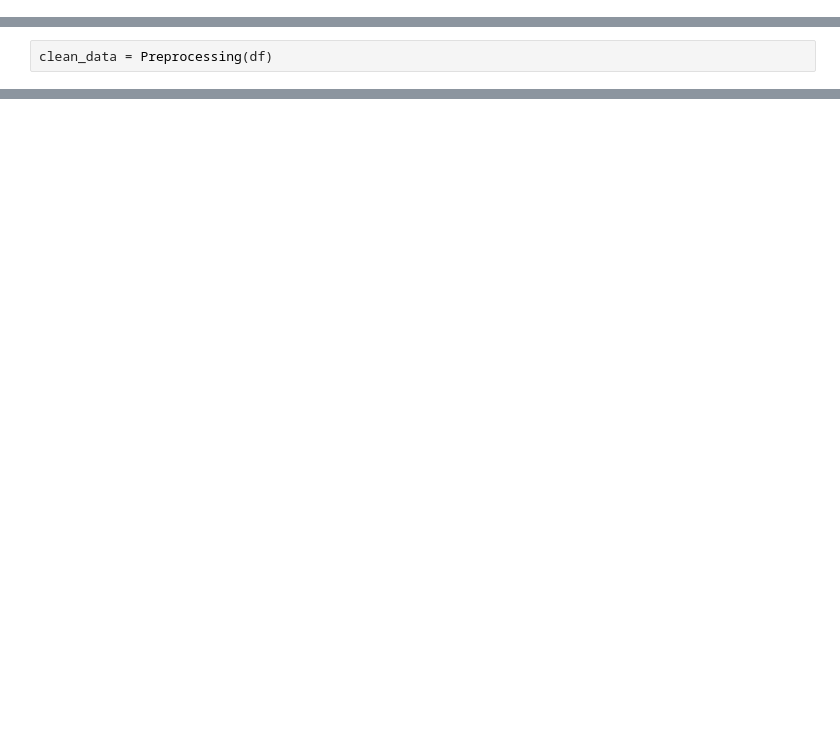
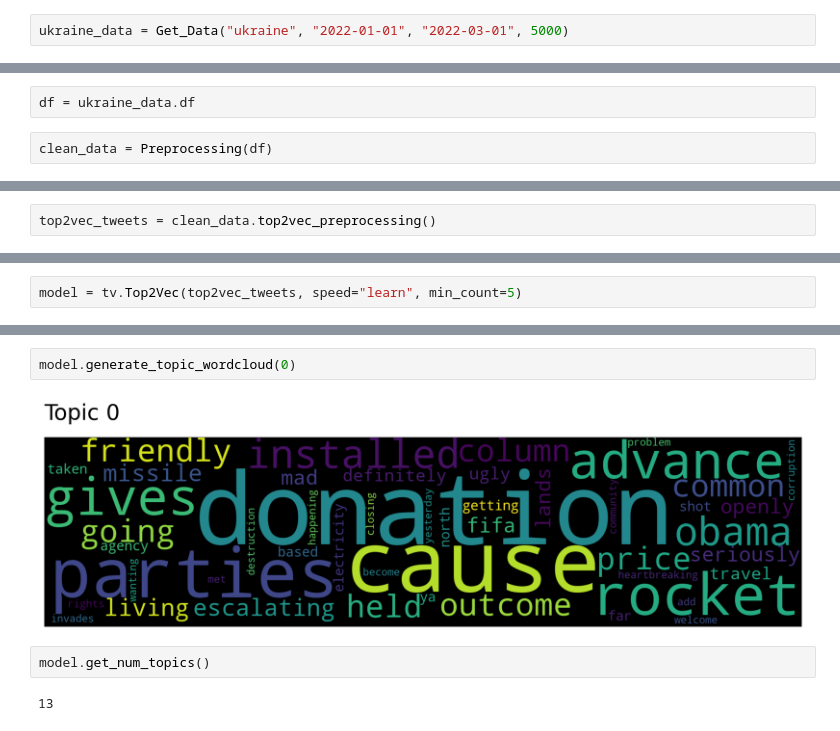
Before and after one commit to natech123/EFPO, a Jupyter notebook: Untitled.ipynb, the cells around one changed output, grey strips where cells are left out. Cells and saved outputs as stored; diff of their text form; blank space fills up the shorter version.

Commit message:
preprocessing top2vec sort

```diff
--- a/Untitled.ipynb
+++ b/Untitled.ipynb
@@ -10,0 +44,2 @@ from EFPO.preprocessing import Preprocessing
+# %%
+ukraine_data = Get_Data("ukraine", "2022-01-01", "2022-03-01", 5000)
@@ -11,2 +59,4 @@ from EFPO.preprocessing import Preprocessing
+# %%
+df = ukraine_data.df
 # %%
 clean_data = Preprocessing(df)
@@ -136,0 +63,2 @@ KeyboardInterrupt: Interrupted by user
+# %%
+top2vec_tweets = clean_data.top2vec_preprocessing()
@@ -136,0 +85,2 @@ KeyboardInterrupt: Interrupted by user
+# %%
+model = tv.Top2Vec(top2vec_tweets, speed="learn", min_count=5)
@@ -136,0 +94,8 @@ KeyboardInterrupt: Interrupted by user
+# %%
+model.generate_topic_wordcloud(0)
+# %% [output]
+[figure, added]
+# %%
+model.get_num_topics()
+# %% [output]
+13
```
Also changed, not shown: parts of 30 cells of this notebook, 1 other file.
